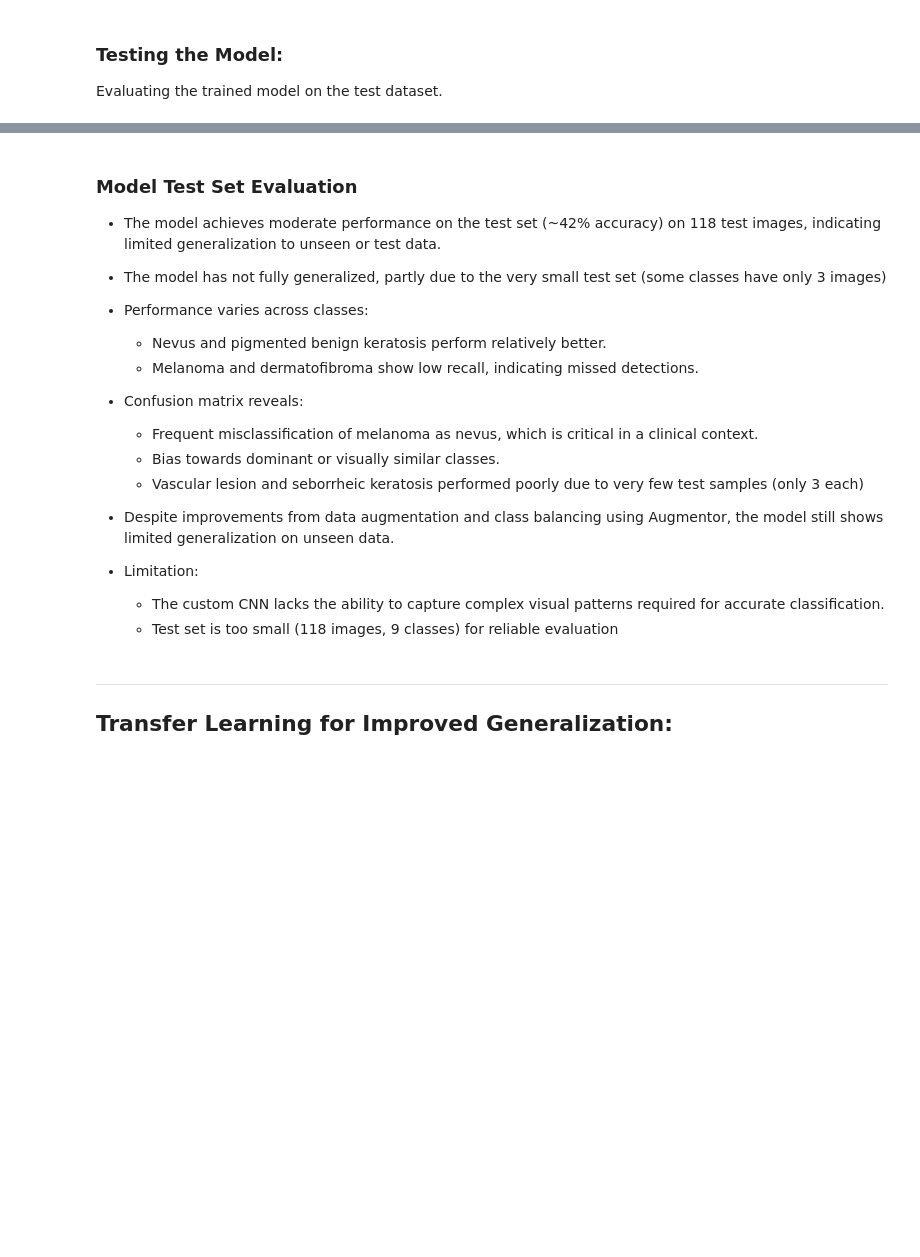
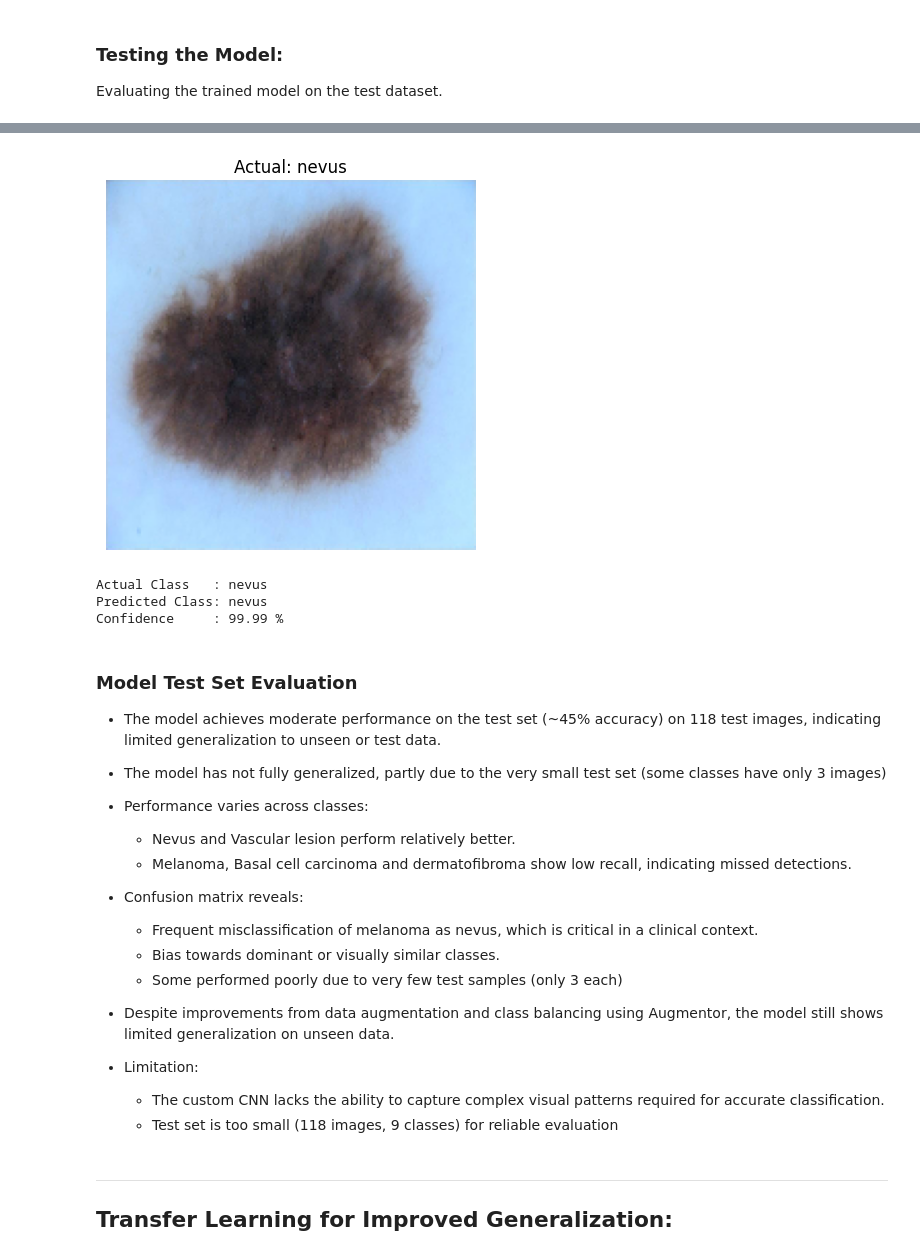
Before and after one commit to Dipti028/skin-lesion-classification-cnn-transfer-learning, a Jupyter notebook: skin-lesion-classification-cnn-transfer-learning-efficientnetb0.ipynb, the cells around one changed output, grey strips where cells are left out. Cells and saved outputs as stored; diff of their text form; code cells hidden in the pictures; blank space fills up the shorter version.

Commit message:
Kaggle Notebook | skin-lesion-classification-cnn-transfer-learning | Version 4

```diff
--- a/skin-lesion-classification-cnn-transfer-learning-efficientnetb0.ipynb
+++ b/skin-lesion-classification-cnn-transfer-learning-efficientnetb0.ipynb
@@ -717,17 +724,29 @@ Confidence     : 28.21 %
+# %%
+# Test 4:
+# class 4 :  nevus
+
+test_model(4)
+# Model predicted correctly as nevus
+# %% [output]
+[figure, added]
+Actual Class   : nevus
+Predicted Class: nevus
+Confidence     : 99.99 %
 # %% [markdown]
 ### Model Test Set Evaluation
 
-- The model achieves moderate performance on the test set (~42% accuracy) on 118 test images, indicating limited generalization to unseen or test data.
+- The model achieves moderate performance on the test set (~45% accuracy) on 118 test images, indicating limited generalization to unseen or test data.
 - The model has not fully generalized, partly due to the very small test set (some classes have only 3 images)
 
 - Performance varies across classes:
-  - Nevus and pigmented benign keratosis perform relatively better.
-  - Melanoma and dermatofibroma show low recall, indicating missed detections.
+  - Nevus and Vascular lesion perform relatively better.
+  - Melanoma, Basal cell carcinoma and dermatofibroma show low recall, indicating missed detections.
+
 
 - Confusion matrix reveals:
   - Frequent misclassification of melanoma as nevus, which is critical in a clinical context.
   - Bias towards dominant or visually similar classes.
-  - Vascular lesion and seborrheic keratosis performed poorly due to very few test samples (only 3 each)
+  - Some performed poorly due to very few test samples (only 3 each)
 
 - Despite improvements from data augmentation and class balancing using Augmentor, the model still shows limited generalization on unseen data.
 
```
Also changed, not shown: parts of 45 cells of this notebook.
